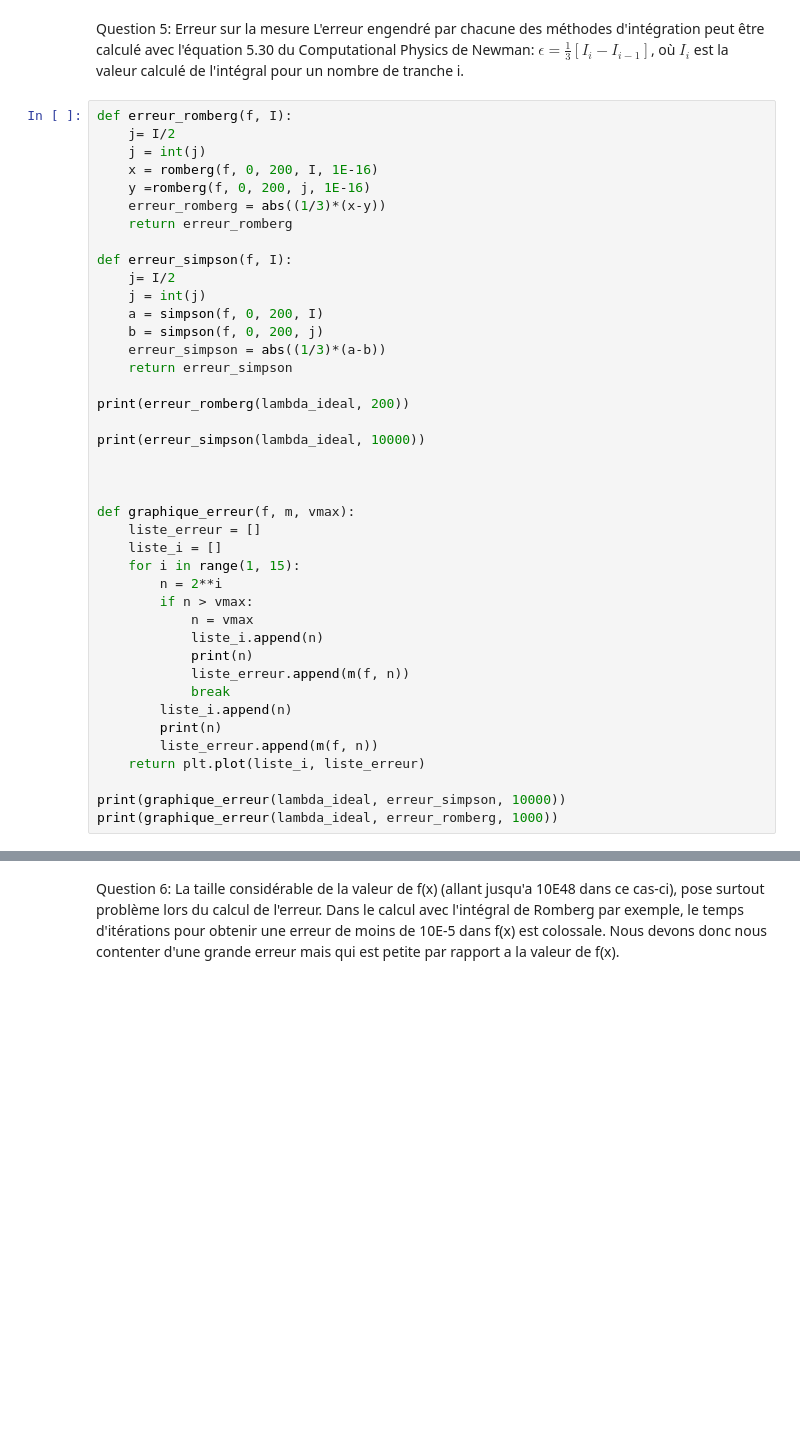
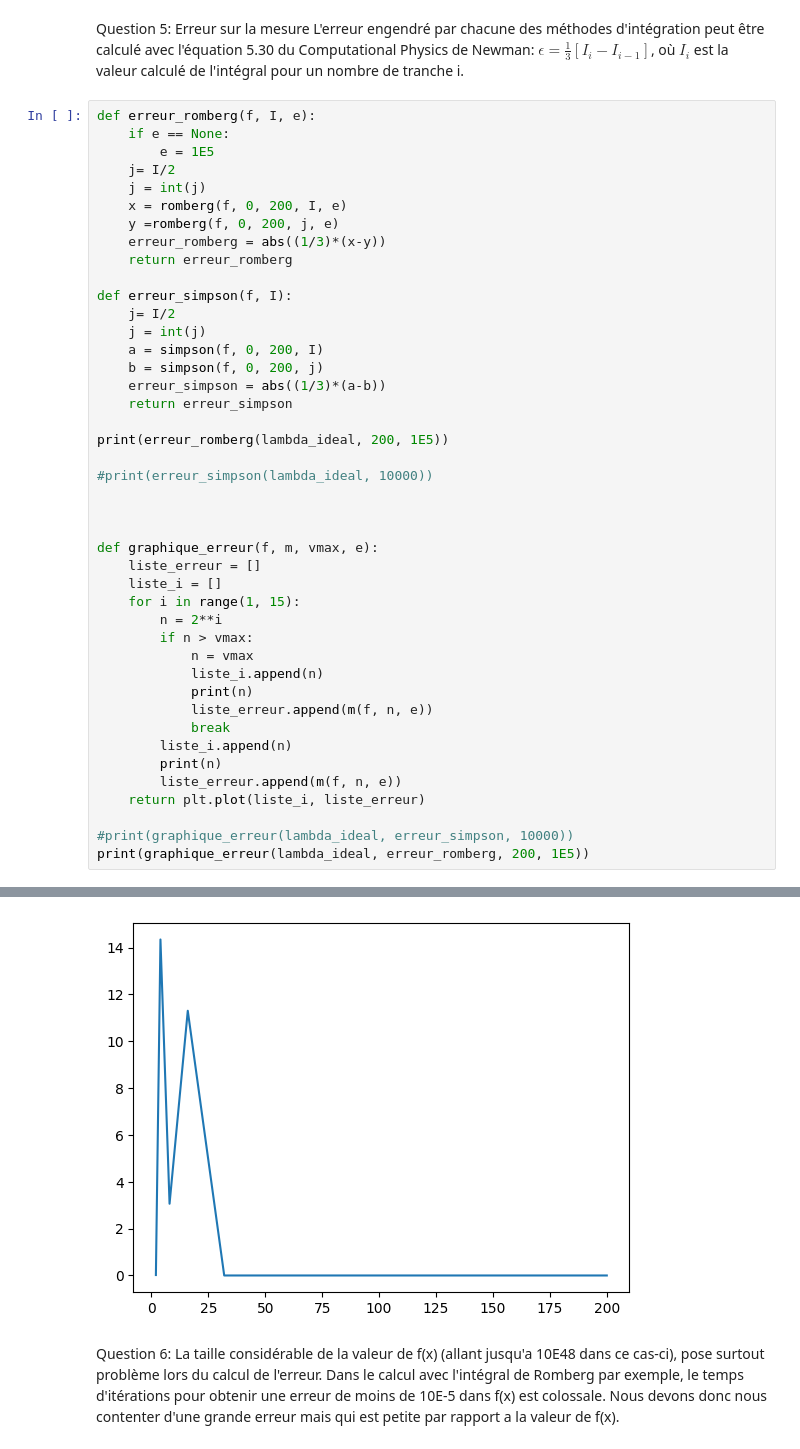
Before and after one commit to gamer39/Physique_numerique, a Jupyter notebook: tp1.ipynb, the cells around one changed output, grey strips where cells are left out. Drawn from its saved outputs; the diff is of its cells as text; blank space fills up the shorter version.

Commit message:
changement erreur romberg

```diff
--- a/tp1.ipynb
+++ b/tp1.ipynb
@@ -252,11 +249,13 @@ Troisième jeux de données: f(x)=4.1252675751902614e+105, Espérance=33.9135550
 Question 5: Erreur sur la mesure
 L'erreur engendré par chacune des méthodes d'intégration peut être calculé avec l'équation 5.30 du Computational Physics de Newman: $\epsilon=\frac{1}{3}[I_i-I_{i-1}]$, où $I_i$ est la valeur calculé de l'intégral pour un nombre de tranche i.
 # %%
-def erreur_romberg(f, I):
+def erreur_romberg(f, I, e):
+    if e == None:
+        e = 1E5
     j= I/2
     j = int(j)
-    x = romberg(f, 0, 200, I, 1E-16)
-    y =romberg(f, 0, 200, j, 1E-16)
+    x = romberg(f, 0, 200, I, e)
+    y =romberg(f, 0, 200, j, e)
     erreur_romberg = abs((1/3)*(x-y))
     return erreur_romberg
 
@@ -268,13 +267,13 @@ def erreur_simpson(f, I):
     erreur_simpson = abs((1/3)*(a-b))
     return erreur_simpson
 
-print(erreur_romberg(lambda_ideal, 200))
+print(erreur_romberg(lambda_ideal, 200, 1E5))
 
-print(erreur_simpson(lambda_ideal, 10000))
+#print(erreur_simpson(lambda_ideal, 10000))
 
 
 
-def graphique_erreur(f, m, vmax):
+def graphique_erreur(f, m, vmax, e):
     liste_erreur = []
     liste_i = []
     for i in range(1, 15):
@@ -283,13 +282,13 @@ def graphique_erreur(f, m, vmax):
             n = vmax
             liste_i.append(n)
             print(n)
-            liste_erreur.append(m(f, n))
+            liste_erreur.append(m(f, n, e))
             break
         liste_i.append(n)
         print(n)
-        liste_erreur.append(m(f, n))
+        liste_erreur.append(m(f, n, e))
     return plt.plot(liste_i, liste_erreur)
 
-print(graphique_erreur(lambda_ideal, erreur_simpson, 10000))
-print(graphique_erreur(lambda_ideal, erreur_romberg, 1000))
+#print(graphique_erreur(lambda_ideal, erreur_simpson, 10000))
+print(graphique_erreur(lambda_ideal, erreur_romberg, 200, 1E5))
 # %% [output]
@@ -297,3 +305,4 @@ KeyboardInterrupt:
+[figure, added]
 # %% [markdown]
 Question 6: La taille considérable de la valeur de f(x) (allant jusqu'a 10E48 dans ce cas-ci), pose surtout problème lors du calcul de l'erreur. Dans le calcul avec l'intégral de Romberg par exemple, le temps d'itérations pour obtenir une erreur de moins de 10E-5 dans f(x) est colossale. Nous devons donc nous contenter d'une grande erreur mais qui est petite par rapport a la valeur de f(x).
 # %%
```
Also changed, not shown: parts of 3 cells of this notebook.
